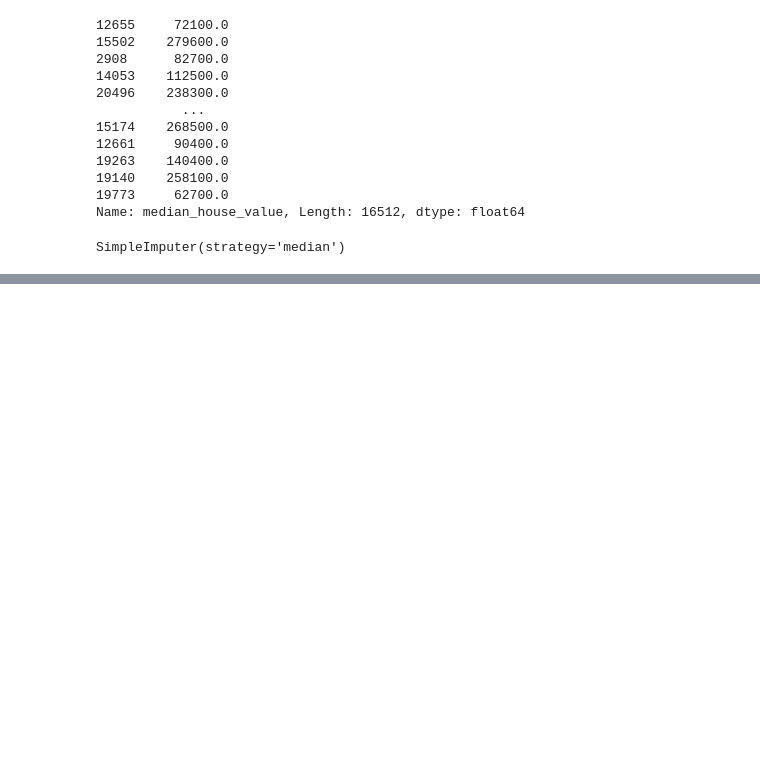
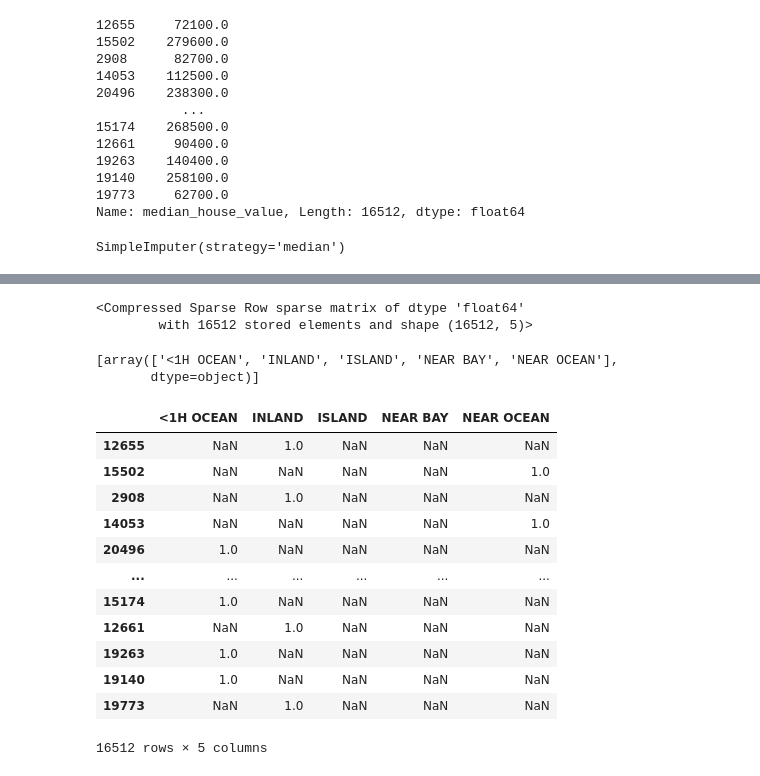
Before and after one commit to Shreyasnalle/Small-models, a Jupyter notebook: California_housing_ml_model/analysing_house_data.ipynb, the cells around one changed output, grey strips where cells are left out. Saved outputs shown, nothing was run; the diff lists cells and outputs as text; code cells hidden in the pictures; blank space fills up the shorter version.

```diff
--- a/California_housing_ml_model/analysing_house_data.ipynb
+++ b/California_housing_ml_model/analysing_house_data.ipynb
@@ -347,0 +291,2 @@ x = imputer.transform(housing_num)
+# %%
+housing_cat = housing[["ocean_proximity"]]
@@ -347,0 +311,36 @@ x = imputer.transform(housing_num)
+# %%
+from sklearn.preprocessing import OneHotEncoder
+one_hot_encoder = OneHotEncoder()
+housing_onehotencoder = one_hot_encoder.fit_transform(housing_cat)
+# %%
+housing_onehotencoder
+# %% [output]
+<Compressed Sparse Row sparse matrix of dtype 'float64'
+        with 16512 stored elements and shape (16512, 5)>
+# %%
+one_hot_encoder.categories_
+# %% [output]
+[array(['<1H OCEAN', 'INLAND', 'ISLAND', 'NEAR BAY', 'NEAR OCEAN'],
+       dtype=object)]
+# %%
+housing_onehotencoder = pd.DataFrame.sparse.from_spmatrix(
+    housing_onehotencoder,
+    columns=['<1H OCEAN', 'INLAND', 'ISLAND', 'NEAR BAY', 'NEAR OCEAN'],
+    index=housing.index
+)
+# %%
+housing_onehotencoder
+# %% [output]
+|  | <1H OCEAN | INLAND | ISLAND | NEAR BAY | NEAR OCEAN |
+| 12655 | NaN | 1.0 | NaN | NaN | NaN |
+| 15502 | NaN | NaN | NaN | NaN | 1.0 |
+| 2908 | NaN | 1.0 | NaN | NaN | NaN |
+| 14053 | NaN | NaN | NaN | NaN | 1.0 |
+| 20496 | 1.0 | NaN | NaN | NaN | NaN |
+| ... | ... | ... | ... | ... | ... |
+| 15174 | 1.0 | NaN | NaN | NaN | NaN |
+| 12661 | NaN | 1.0 | NaN | NaN | NaN |
+| 19263 | 1.0 | NaN | NaN | NaN | NaN |
+| 19140 | 1.0 | NaN | NaN | NaN | NaN |
+| 19773 | NaN | 1.0 | NaN | NaN | NaN |
+16512 rows × 5 columns
```
Also changed, not shown: parts of 32 cells of this notebook.
